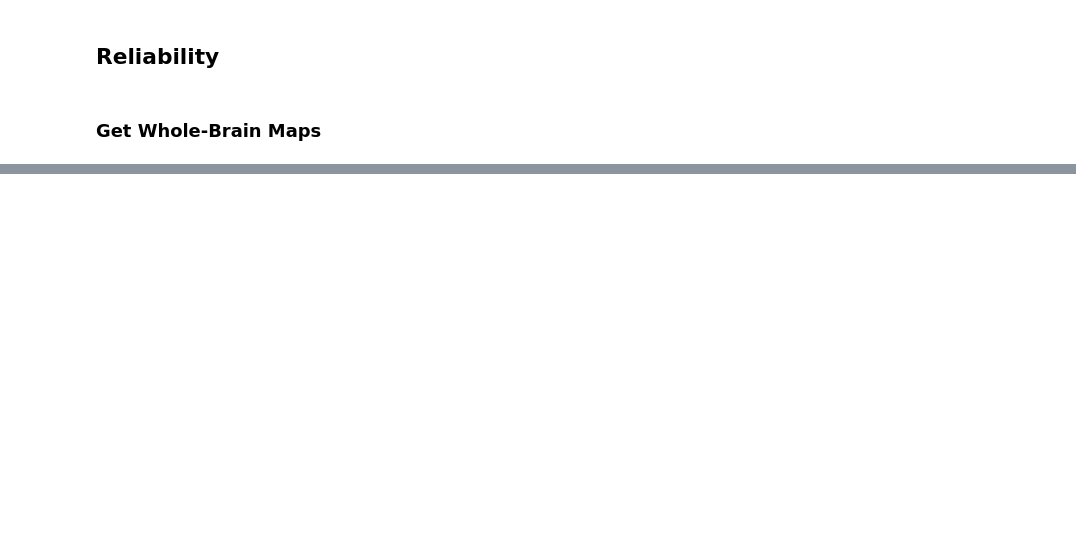
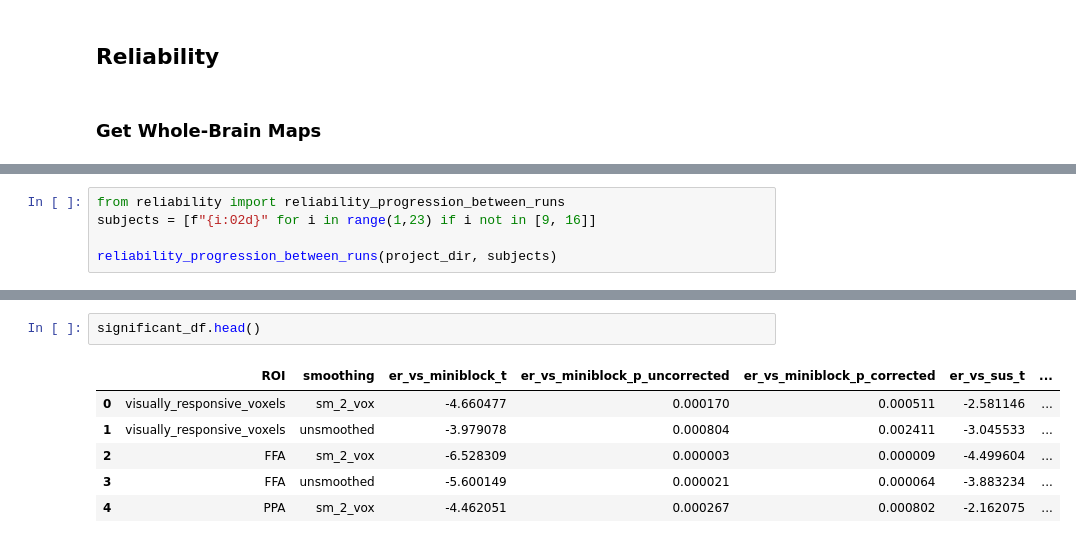
Before and after one commit to fabiub51/project_miniblock, a Jupyter notebook: Code/main.ipynb, the cells around one changed output, grey strips where cells are left out. Cells and saved outputs as stored; diff of their text form; blank space fills up the shorter version.

```diff
--- a/Code/main.ipynb
+++ b/Code/main.ipynb
@@ -98,0 +266,5 @@ get_whole_brain_rel_maps(project_dir, subjects)
+# %%
+from reliability import reliability_progression_between_runs
+subjects = [f"{i:02d}" for i in range(1,23) if i not in [9, 16]]
+
+reliability_progression_between_runs(project_dir, subjects)
@@ -98,0 +462,9 @@ get_whole_brain_rel_maps(project_dir, subjects)
+# %%
+significant_df.head()
+# %% [output]
+|  | ROI | smoothing | er_vs_miniblock_t | er_vs_miniblock_p_uncorrected | er_vs_miniblock_p_corrected | er_vs_sus_t | ... |
+| 0 | visually_responsive_voxels | sm_2_vox | -4.660477 | 0.000170 | 0.000511 | -2.581146 | ... |
+| 1 | visually_responsive_voxels | unsmoothed | -3.979078 | 0.000804 | 0.002411 | -3.045533 | ... |
+| 2 | FFA | sm_2_vox | -6.528309 | 0.000003 | 0.000009 | -4.499604 | ... |
+| 3 | FFA | unsmoothed | -5.600149 | 0.000021 | 0.000064 | -3.883234 | ... |
+| 4 | PPA | sm_2_vox | -4.462051 | 0.000267 | 0.000802 | -2.162075 | ... |
```
Also changed, not shown: parts of 54 cells of this notebook, 18 other files.
